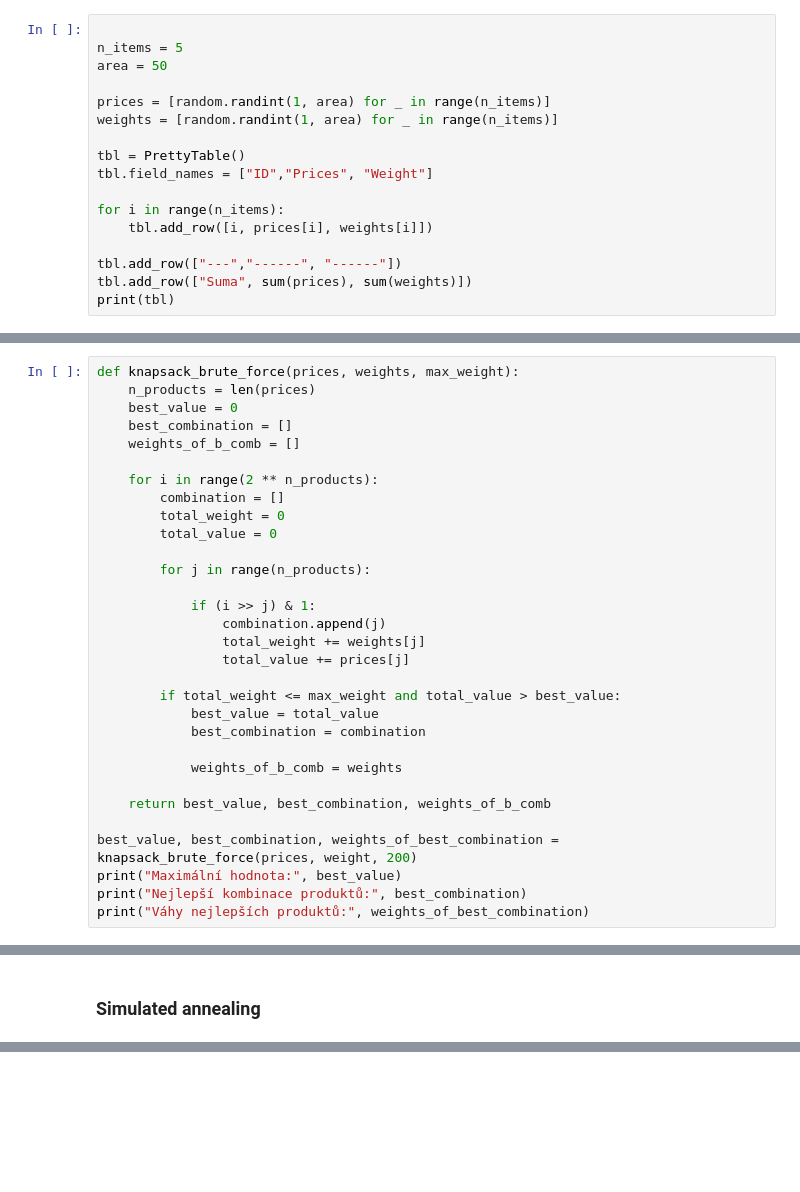
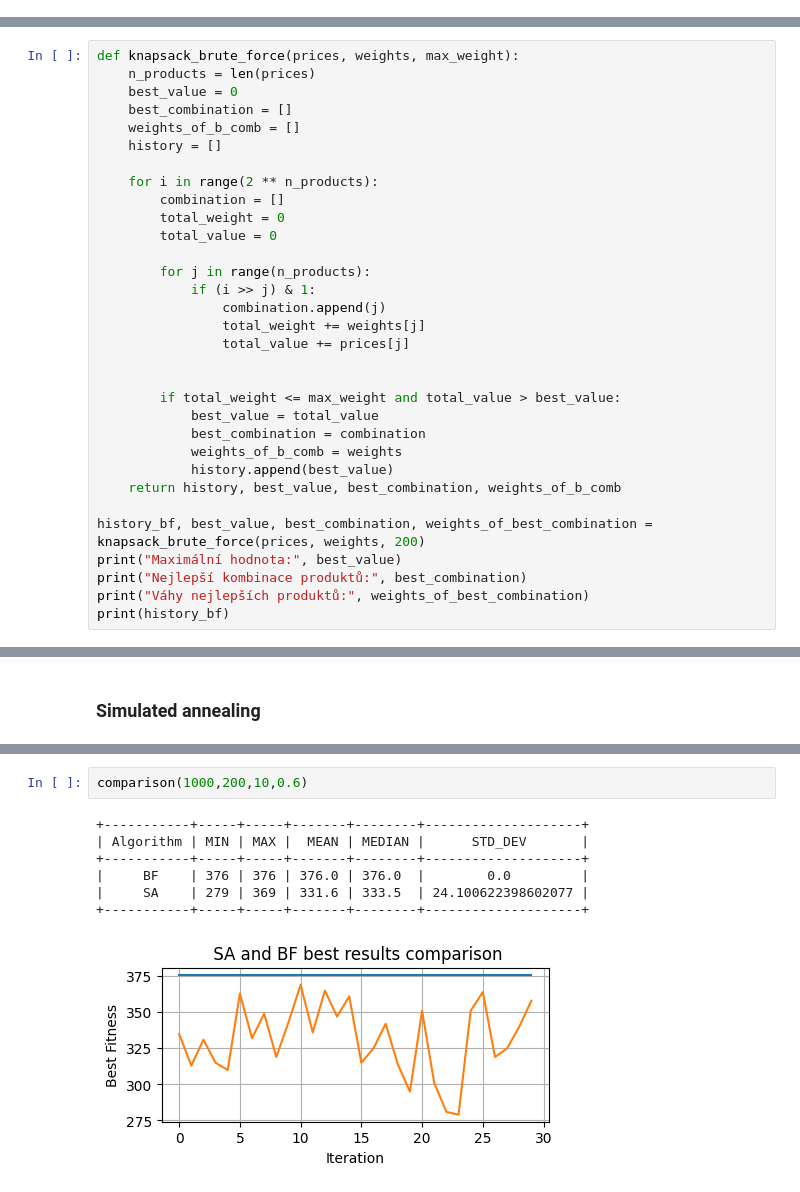
Before and after one commit to ta-jana/benchmarking-RS-SA, a Jupyter notebook: Tatyrkova_Jana_KP.ipynb, the cells around one changed output, grey strips where cells are left out. Drawn from its saved outputs; the diff is of its cells as text; blank space fills up the shorter version.

Commit message:
simulated annealing knapsack problem and comparison

```diff
--- a/Tatyrkova_Jana_KP.ipynb
+++ b/Tatyrkova_Jana_KP.ipynb
@@ -8,19 +44,2 @@ import math
 # %% [markdown]
 ### Brute Force
-# %%
-
-n_items = 5
-area = 50
-
-prices = [random.randint(1, area) for _ in range(n_items)]
-weights = [random.randint(1, area) for _ in range(n_items)]
-
-tbl = PrettyTable()
-tbl.field_names = ["ID","Prices", "Weight"]
-
-for i in range(n_items):
-    tbl.add_row([i, prices[i], weights[i]])
-
-tbl.add_row(["---","------", "------"])
-tbl.add_row(["Suma", sum(prices), sum(weights)])
-print(tbl)
@@ -42,6 +49,7 @@ def knapsack_brute_force(prices, weights, max_weight):
     best_value = 0
     best_combination = []
     weights_of_b_comb = []
+    history = []
 
     for i in range(2 ** n_products):
         combination = []
@@ -49,22 +57,22 @@ def knapsack_brute_force(prices, weights, max_weight):
         total_value = 0
 
         for j in range(n_products):
-
             if (i >> j) & 1:
                 combination.append(j)
                 total_weight += weights[j]
                 total_value += prices[j]
 
+
         if total_weight <= max_weight and total_value > best_value:
             best_value = total_value
             best_combination = combination
+            weights_of_b_comb = weights
+            history.append(best_value)
+    return history, best_value, best_combination, weights_of_b_comb
 
-            weights_of_b_comb = weights
-
-    return best_value, best_combination, weights_of_b_comb
-
-best_value, best_combination, weights_of_best_combination = knapsack_brute_force(prices, weight, 200)
+history_bf, best_value, best_combination, weights_of_best_combination = knapsack_brute_force(prices, weights, 200)
 print("Maximální hodnota:", best_value)
 print("Nejlepší kombinace produktů:", best_combination)
 print("Váhy nejlepších produktů:", weights_of_best_combination)
+print(history_bf)
 # %% [output]
@@ -162,0 +227,10 @@ generate_starting_vector(array,40)
+# %%
+comparison(1000,200,10,0.6)
+# %% [output]
++-----------+-----+-----+-------+--------+--------------------+
+| Algorithm | MIN | MAX |  MEAN | MEDIAN |      STD_DEV       |
++-----------+-----+-----+-------+--------+--------------------+
+|     BF    | 376 | 376 | 376.0 | 376.0  |        0.0         |
+|     SA    | 279 | 369 | 331.6 | 333.5  | 24.100622398602077 |
++-----------+-----+-----+-------+--------+--------------------+
+[figure, added]
```
Also changed, not shown: parts of 10 cells of this notebook.
